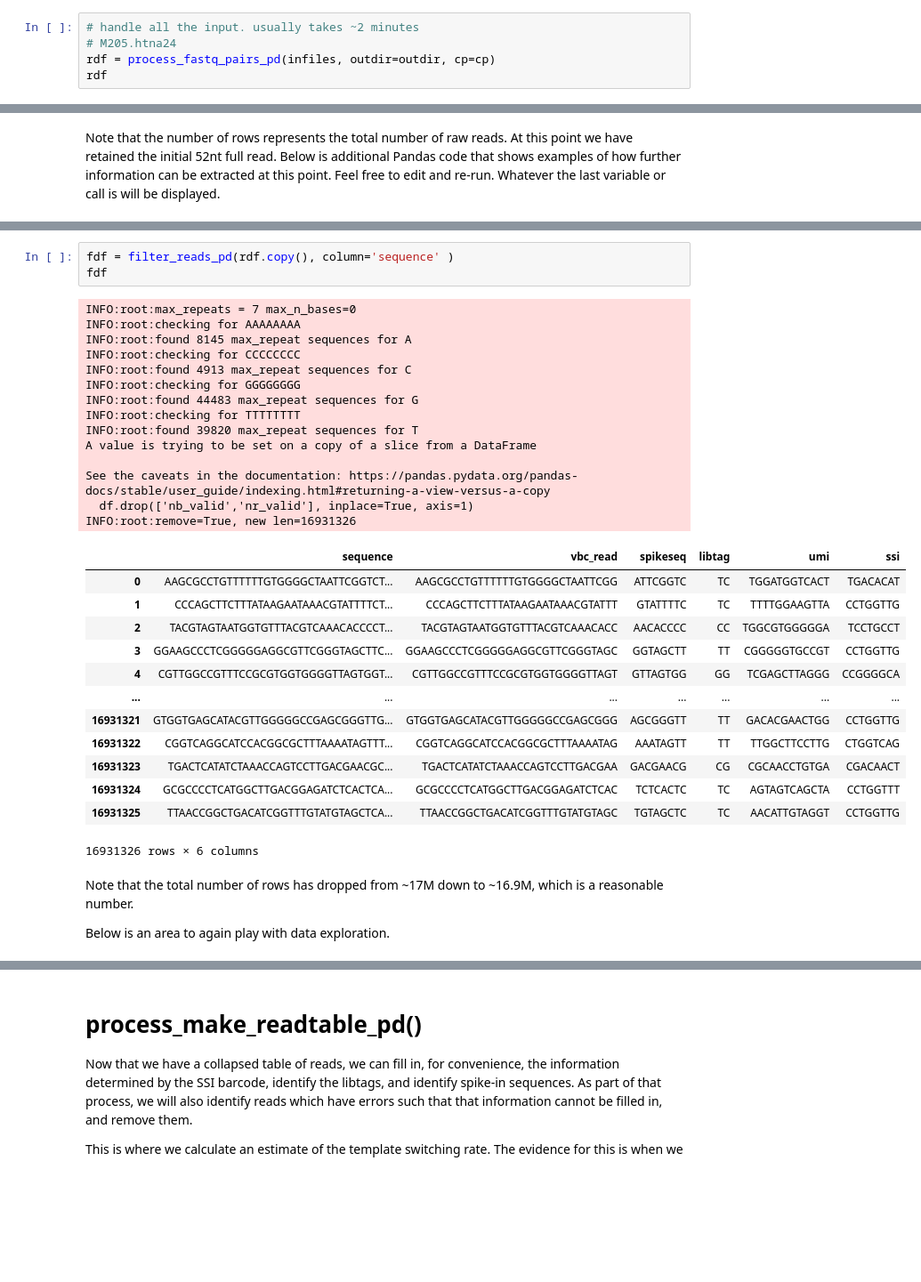
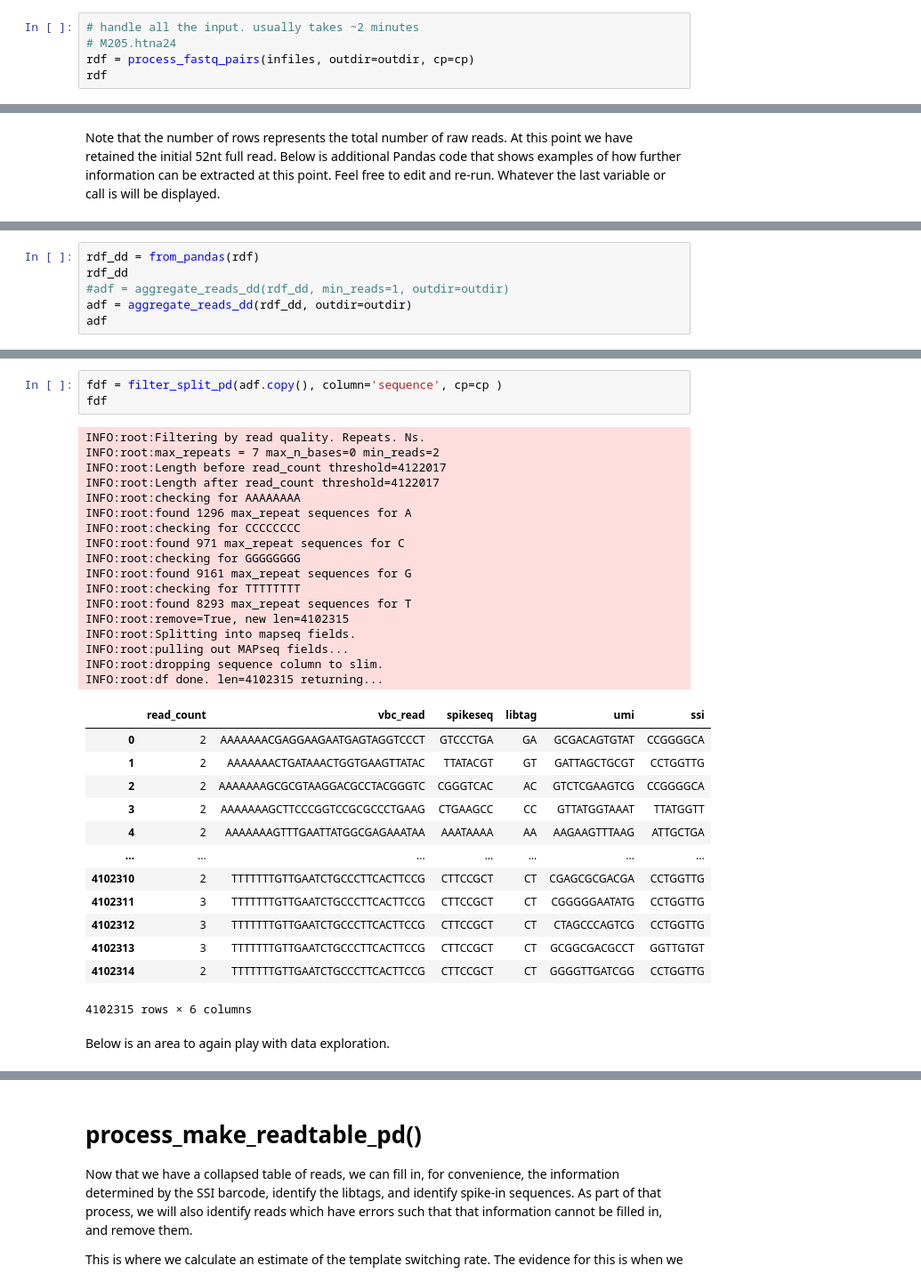
Before and after one commit to ZadorLaboratory/mapseq-processing, a Jupyter notebook: notebooks/MAPseqProcessing.ipynb, the cells around one changed output, grey strips where cells are left out. Shown at 89% size. Cells and saved outputs as stored; diff of their text form; blank space fills up the shorter version.

```diff
--- a/notebooks/MAPseqProcessing.ipynb
+++ b/notebooks/MAPseqProcessing.ipynb
@@ -143,6 +147,6 @@ Run the cell. It will call the function and display the resulting table. For our
 # %%
 # handle all the input. usually takes ~2 minutes
 # M205.htna24
-rdf = process_fastq_pairs_pd(infiles, outdir=outdir, cp=cp)
+rdf = process_fastq_pairs(infiles, outdir=outdir, cp=cp)
 rdf
 # %% [output]
@@ -201,0 +194,6 @@ Name: count, dtype: int64[pyarrow]
+# %%
+rdf_dd = from_pandas(rdf)
+rdf_dd
+#adf = aggregate_reads_dd(rdf_dd, min_reads=1, outdir=outdir)
+adf = aggregate_reads_dd(rdf_dd, outdir=outdir)
+adf
@@ -207,38 +226,39 @@ Now we are going to filter the reads in order to remove rows that have 'N' chara
 This function should only take a few seconds...
 # %%
-fdf = filter_reads_pd(rdf.copy(), column='sequence' )
+fdf = filter_split_pd(adf.copy(), column='sequence', cp=cp )
 fdf
 # %% [output]
-INFO:root:max_repeats = 7 max_n_bases=0
+INFO:root:Filtering by read quality. Repeats. Ns.
+INFO:root:max_repeats = 7 max_n_bases=0 min_reads=2
+INFO:root:Length before read_count threshold=4122017
+INFO:root:Length after read_count threshold=4122017
 INFO:root:checking for AAAAAAAA
-INFO:root:found 8145 max_repeat sequences for A
+INFO:root:found 1296 max_repeat sequences for A
 INFO:root:checking for CCCCCCCC
-INFO:root:found 4913 max_repeat sequences for C
+INFO:root:found 971 max_repeat sequences for C
 INFO:root:checking for GGGGGGGG
-INFO:root:found 44483 max_repeat sequences for G
+INFO:root:found 9161 max_repeat sequences for G
 INFO:root:checking for TTTTTTTT
-INFO:root:found 39820 max_repeat sequences for T
-A value is trying to be set on a copy of a slice from a DataFrame
-
-See the caveats in the documentation: https://pandas.pydata.org/pandas-docs/stable/user_guide/indexing.html#returning-a-view-versus-a-copy
-  df.drop(['nb_valid','nr_valid'], inplace=True, axis=1)
-INFO:root:remove=True, new len=16931326
+INFO:root:found 8293 max_repeat sequences for T
+INFO:root:remove=True, new len=4102315
+INFO:root:Splitting into mapseq fields.
+INFO:root:pulling out MAPseq fields...
+INFO:root:dropping sequence column to slim.
+INFO:root:df done. len=4102315 returning...
-|  | sequence | vbc_read | spikeseq | libtag | umi | ssi |
-| 0 | AAGCGCCTGTTTTTTGTGGGGCTAATTCGGTCT... | AAGCGCCTGTTTTTTGTGGGGCTAATTCGG | ATTCGGTC | TC | TGGATGGTCACT | TGACACAT |
-| 1 | CCCAGCTTCTTTATAAGAATAAACGTATTTTCT... | CCCAGCTTCTTTATAAGAATAAACGTATTT | GTATTTTC | TC | TTTTGGAAGTTA | CCTGGTTG |
-| 2 | TACGTAGTAATGGTGTTTACGTCAAACACCCCT... | TACGTAGTAATGGTGTTTACGTCAAACACC | AACACCCC | CC | TGGCGTGGGGGA | TCCTGCCT |
-| 3 | GGAAGCCCTCGGGGGAGGCGTTCGGGTAGCTTC... | GGAAGCCCTCGGGGGAGGCGTTCGGGTAGC | GGTAGCTT | TT | CGGGGGTGCCGT | CCTGGTTG |
-| 4 | CGTTGGCCGTTTCCGCGTGGTGGGGTTAGTGGT... | CGTTGGCCGTTTCCGCGTGGTGGGGTTAGT | GTTAGTGG | GG | TCGAGCTTAGGG | CCGGGGCA |
+|  | read_count | vbc_read | spikeseq | libtag | umi | ssi |
+| 0 | 2 | AAAAAAACGAGGAAGAATGAGTAGGTCCCT | GTCCCTGA | GA | GCGACAGTGTAT | CCGGGGCA |
+| 1 | 2 | AAAAAAACTGATAAACTGGTGAAGTTATAC | TTATACGT | GT | GATTAGCTGCGT | CCTGGTTG |
+| 2 | 2 | AAAAAAAGCGCGTAAGGACGCCTACGGGTC | CGGGTCAC | AC | GTCTCGAAGTCG | CCGGGGCA |
+| 3 | 2 | AAAAAAAGCTTCCCGGTCCGCGCCCTGAAG | CTGAAGCC | CC | GTTATGGTAAAT | TTATGGTT |
+| 4 | 2 | AAAAAAAGTTTGAATTATGGCGAGAAATAA | AAATAAAA | AA | AAGAAGTTTAAG | ATTGCTGA |
 | ... | ... | ... | ... | ... | ... | ... |
-| 16931321 | GTGGTGAGCATACGTTGGGGGCCGAGCGGGTTG... | GTGGTGAGCATACGTTGGGGGCCGAGCGGG | AGCGGGTT | TT | GACACGAACTGG | CCTGGTTG |
-| 16931322 | CGGTCAGGCATCCACGGCGCTTTAAAATAGTTT... | CGGTCAGGCATCCACGGCGCTTTAAAATAG | AAATAGTT | TT | TTGGCTTCCTTG | CTGGTCAG |
-| 16931323 | TGACTCATATCTAAACCAGTCCTTGACGAACGC... | TGACTCATATCTAAACCAGTCCTTGACGAA | GACGAACG | CG | CGCAACCTGTGA | CGACAACT |
-| 16931324 | GCGCCCCTCATGGCTTGACGGAGATCTCACTCA... | GCGCCCCTCATGGCTTGACGGAGATCTCAC | TCTCACTC | TC | AGTAGTCAGCTA | CCTGGTTT |
-| 16931325 | TTAACCGGCTGACATCGGTTTGTATGTAGCTCA... | TTAACCGGCTGACATCGGTTTGTATGTAGC | TGTAGCTC | TC | AACATTGTAGGT | CCTGGTTG |
+| 4102310 | 2 | TTTTTTTGTTGAATCTGCCCTTCACTTCCG | CTTCCGCT | CT | CGAGCGCGACGA | CCTGGTTG |
+| 4102311 | 3 | TTTTTTTGTTGAATCTGCCCTTCACTTCCG | CTTCCGCT | CT | CGGGGGAATATG | CCTGGTTG |
+| 4102312 | 3 | TTTTTTTGTTGAATCTGCCCTTCACTTCCG | CTTCCGCT | CT | CTAGCCCAGTCG | CCTGGTTG |
+| 4102313 | 3 | TTTTTTTGTTGAATCTGCCCTTCACTTCCG | CTTCCGCT | CT | GCGGCGACGCCT | GGTTGTGT |
+| 4102314 | 2 | TTTTTTTGTTGAATCTGCCCTTCACTTCCG | CTTCCGCT | CT | GGGGTTGATCGG | CCTGGTTG |
-16931326 rows × 6 columns
+4102315 rows × 6 columns
 # %% [markdown]
-Note that the total number of rows has dropped from ~17M down to ~16.9M, which is a reasonable number.
-
 Below is an area to again play with data exploration.
 # %%
 # Compare libtag diversity after filtering with that above.
```
Also changed, not shown: parts of 22 cells of this notebook, 4 other files.
